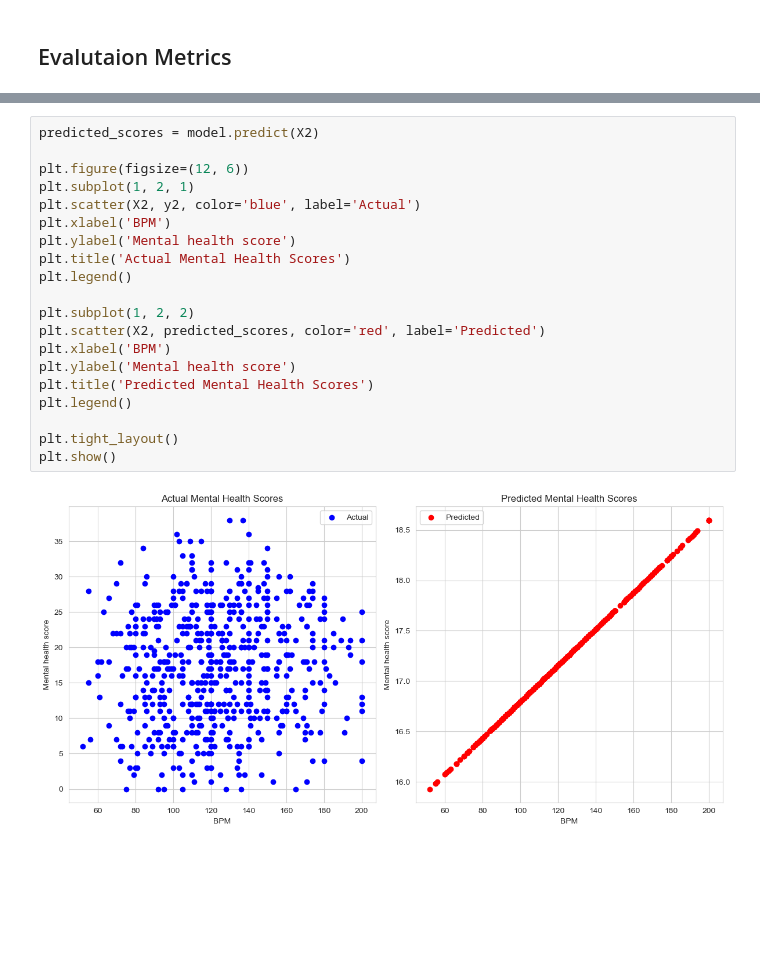
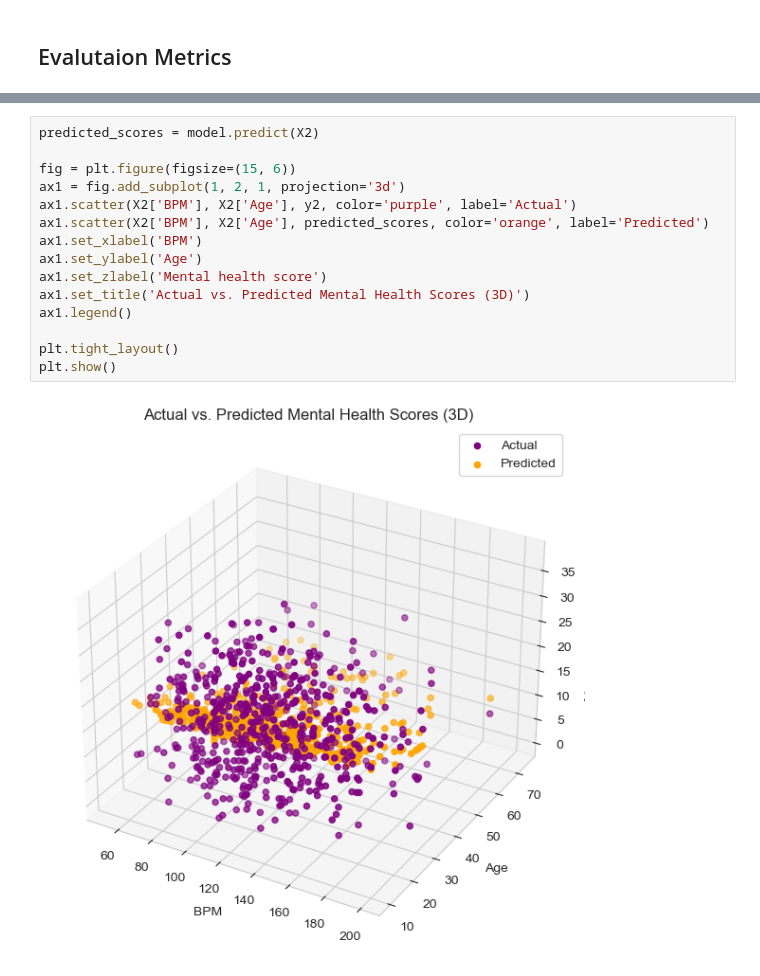
Before and after one commit to ElliceNels/B3EPIC, a Jupyter notebook: Multiple_Linear_Regression.ipynb, the cells around one changed output, grey strips where cells are left out. Cells and saved outputs as stored; diff of their text form; blank space fills up the shorter version.

Commit message:
bpm graphs

```diff
--- a/Multiple_Linear_Regression.ipynb
+++ b/Multiple_Linear_Regression.ipynb
@@ -312,22 +314,17 @@ R-squared: 0.004704130307028209
 # %%
 predicted_scores = model.predict(X2)
 
-plt.figure(figsize=(12, 6))
-plt.subplot(1, 2, 1)
-plt.scatter(X2, y2, color='blue', label='Actual')
-plt.xlabel('BPM')
-plt.ylabel('Mental health score')
-plt.title('Actual Mental Health Scores')
-plt.legend()
-
-plt.subplot(1, 2, 2)
-plt.scatter(X2, predicted_scores, color='red', label='Predicted')
-plt.xlabel('BPM')
-plt.ylabel('Mental health score')
-plt.title('Predicted Mental Health Scores')
-plt.legend()
+fig = plt.figure(figsize=(15, 6))
+ax1 = fig.add_subplot(1, 2, 1, projection='3d')
+ax1.scatter(X2['BPM'], X2['Age'], y2, color='purple', label='Actual')
+ax1.scatter(X2['BPM'], X2['Age'], predicted_scores, color='orange', label='Predicted')
+ax1.set_xlabel('BPM')
+ax1.set_ylabel('Age')
+ax1.set_zlabel('Mental health score')
+ax1.set_title('Actual vs. Predicted Mental Health Scores (3D)')
+ax1.legend()
 
 plt.tight_layout()
 plt.show()
 # %% [output]
-[figure, old version]
+[figure, new version]
```
Also changed, not shown: parts of 3 cells of this notebook.
